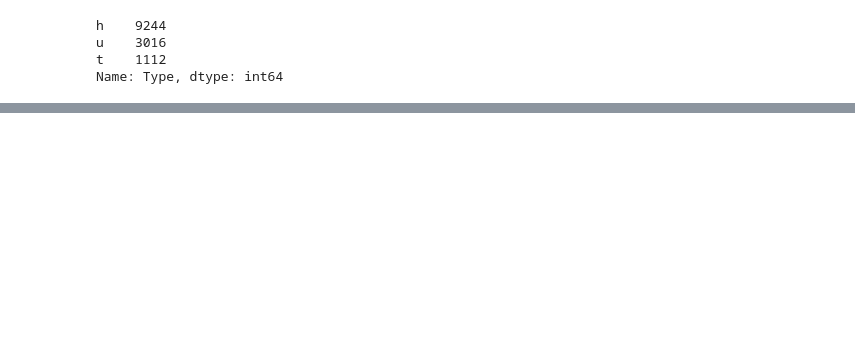
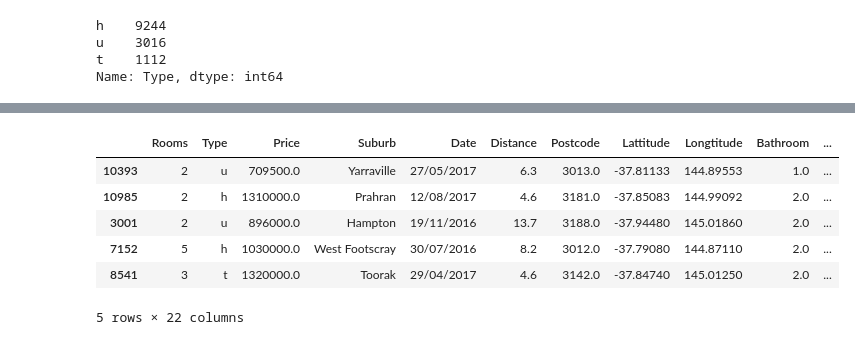
Before and after one commit to eliasexequiel/diplodatos, a Jupyter notebook: 02_analisis_y_curacion/trabajo_practico_2_parte_1_wolfmann.ipynb, the cells around one changed output, grey strips where cells are left out. Cells and saved outputs as stored; diff of their text form; code cells hidden in the pictures; blank space fills up the shorter version.

```diff
--- a/02_analisis_y_curacion/trabajo_practico_2_parte_1_wolfmann.ipynb
+++ b/02_analisis_y_curacion/trabajo_practico_2_parte_1_wolfmann.ipynb
@@ -196,0 +306,6 @@ Name: Suburb, dtype: int64
+# %%
+#agrupo todos las categorias que contienen el valor victoria
+regionname_replace=df_filtrado.Regionname.value_counts().tail(3).index.tolist()
+df_filtrado.replace(to_replace=regionname_replace, value='Victoria',inplace=True)
+regionname_replace
+#remplazo por la moda de el valor Victoria que es donde se encuentra, sin discriminar por posicion geografica
@@ -251,0 +337,12 @@ memory usage: 2.3+ MB
+# %%
+# data source:
+# https://www.kaggle.com/tylerx/melbourne-airbnb-open-data?select=cleansed_listings_dec18.csv
+interesting_cols = [
+  'description', 'neighborhood_overview',
+  'street', 'neighborhood', 'city', 'suburb', 'state', 'zipcode',
+  'price', 'weekly_price', 'monthly_price',
+  'latitude', 'longitude',
+]
+airbnb_df = pandas.read_csv(
+    'https://cs.famaf.unc.edu.ar/~mteruel/datasets/diplodatos/cleansed_listings_dec18.csv',
+    usecols=interesting_cols)
@@ -251,0 +373,2 @@ memory usage: 2.3+ MB
+# %%
+airbnb_df['zipcode'] = pandas.to_numeric(airbnb_df.zipcode, errors='coerce')
@@ -251,0 +430,11 @@ memory usage: 2.3+ MB
+# %%
+relevant_cols = ['price', 'weekly_price', 'monthly_price', 'zipcode']
+## Option 2
+# Pass as argument name the new name of the column, and as value a tuple where
+# the first value is the original column and the second value is the operation.
+airbnb_price_by_zipcode = airbnb_df[relevant_cols].groupby('zipcode')\
+   .agg(airbnb_record_count=('price', 'count'),
+        airbnb_price_mean=('price', 'mean'),
+        airbnb_weekly_price_mean=('weekly_price', 'mean'),
+        airbnb_monthly_price_mean=('monthly_price', 'mean'))\
+   .reset_index()
@@ -251,0 +455,14 @@ memory usage: 2.3+ MB
+# %%
+merged_sales_df = df_filtrado.merge(
+    airbnb_price_by_zipcode, how='left',
+    left_on='Postcode', right_on='zipcode'
+)
+merged_sales_df.sample(5)
+# %% [output]
+|  | Rooms | Type | Price | Suburb | Date | Distance | Postcode | Lattitude | Longtitude | Bathroom | ... |
+| 10393 | 2 | u | 709500.0 | Yarraville | 27/05/2017 | 6.3 | 3013.0 | -37.81133 | 144.89553 | 1.0 | ... |
+| 10985 | 2 | h | 1310000.0 | Prahran | 12/08/2017 | 4.6 | 3181.0 | -37.85083 | 144.99092 | 2.0 | ... |
+| 3001 | 2 | u | 896000.0 | Hampton | 19/11/2016 | 13.7 | 3188.0 | -37.94480 | 145.01860 | 2.0 | ... |
+| 7152 | 5 | h | 1030000.0 | West Footscray | 30/07/2016 | 8.2 | 3012.0 | -37.79080 | 144.87110 | 2.0 | ... |
+| 8541 | 3 | t | 1320000.0 | Toorak | 29/04/2017 | 4.6 | 3142.0 | -37.84740 | 145.01250 | 2.0 | ... |
+5 rows × 22 columns
```
Also changed, not shown: parts of 29 cells of this notebook.
